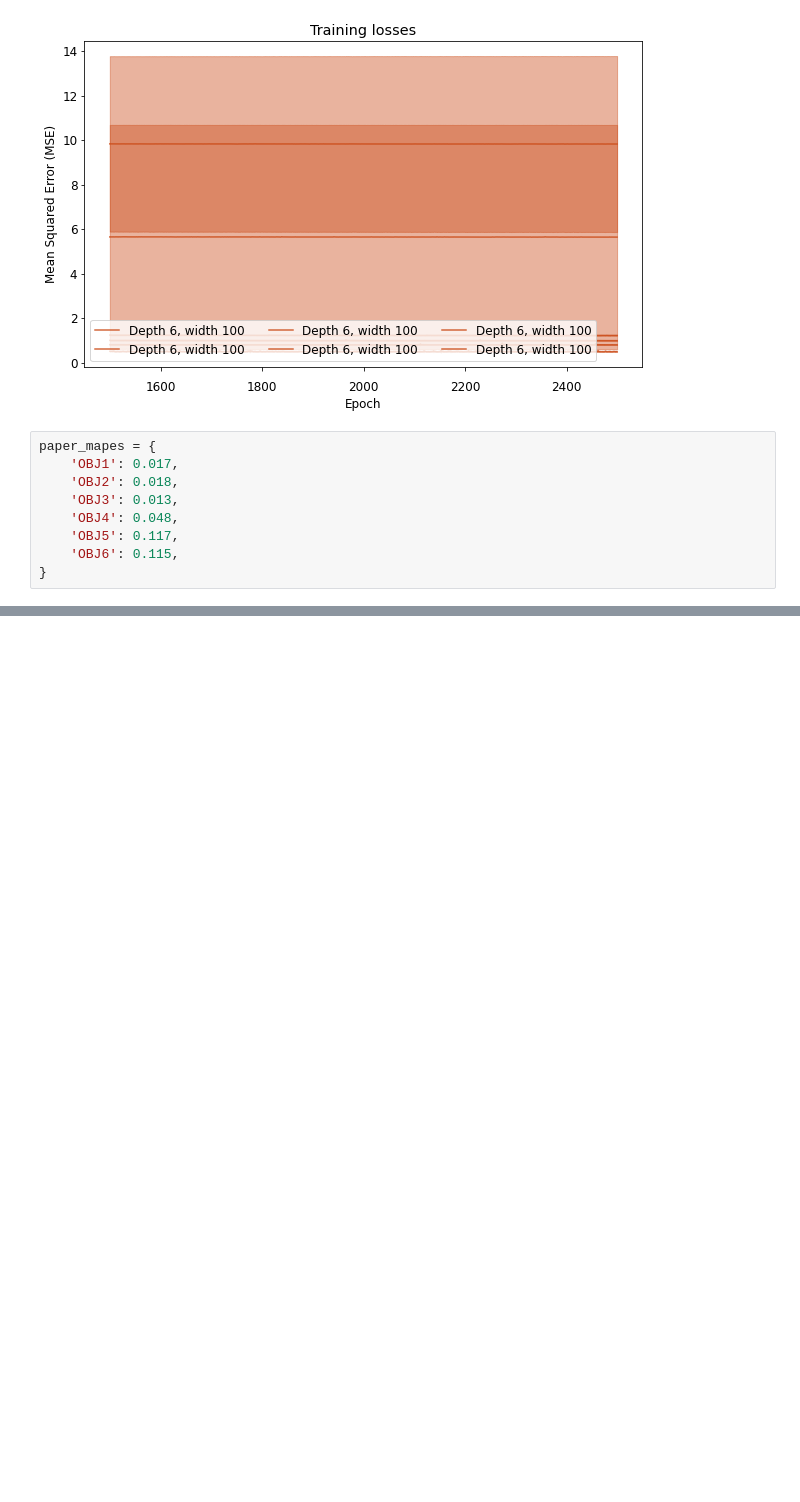
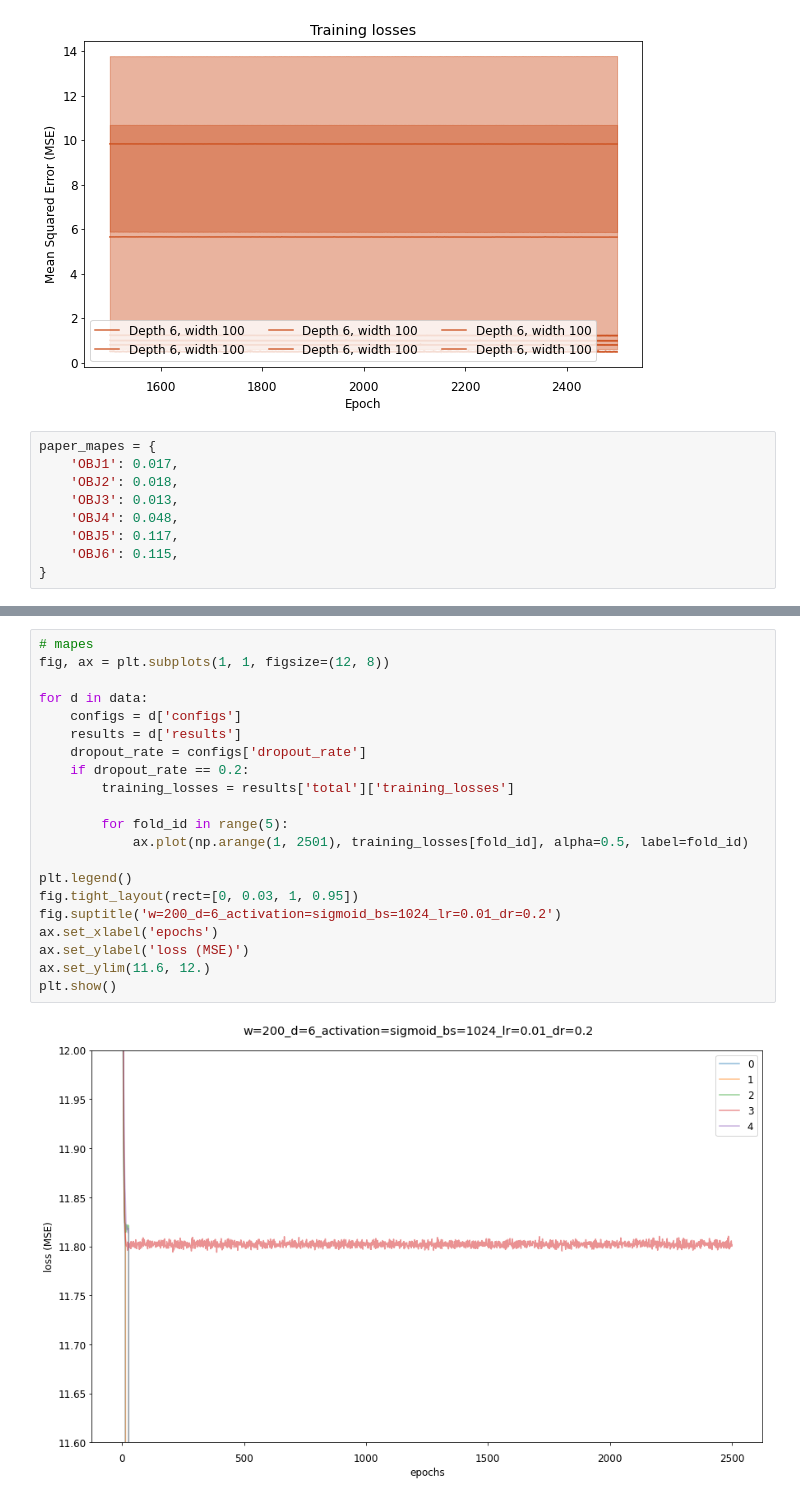
Before and after one commit to joshvillarreal/rfq-nn, a Jupyter notebook: notebooks/read_scan_results.ipynb, the cells around one changed output, grey strips where cells are left out. Cells and saved outputs as stored; diff of their text form; blank space fills up the shorter version.

```diff
--- a/notebooks/read_scan_results.ipynb
+++ b/notebooks/read_scan_results.ipynb
@@ -188,0 +189,23 @@ plt.show()
+# %%
+# mapes
+fig, ax = plt.subplots(1, 1, figsize=(12, 8))
+
+for d in data:
+    configs = d['configs']
+    results = d['results']
+    dropout_rate = configs['dropout_rate']
+    if dropout_rate == 0.2:
+        training_losses = results['total']['training_losses']
+
+        for fold_id in range(5):
+            ax.plot(np.arange(1, 2501), training_losses[fold_id], alpha=0.5, label=fold_id)
+
+plt.legend()
+fig.tight_layout(rect=[0, 0.03, 1, 0.95])
+fig.suptitle('w=200_d=6_activation=sigmoid_bs=1024_lr=0.01_dr=0.2')
+ax.set_xlabel('epochs')
+ax.set_ylabel('loss (MSE)')
+ax.set_ylim(11.6, 12.)
+plt.show()
+# %% [output]
+[figure, added]
```
Also changed, not shown: parts of 4 cells of this notebook.
